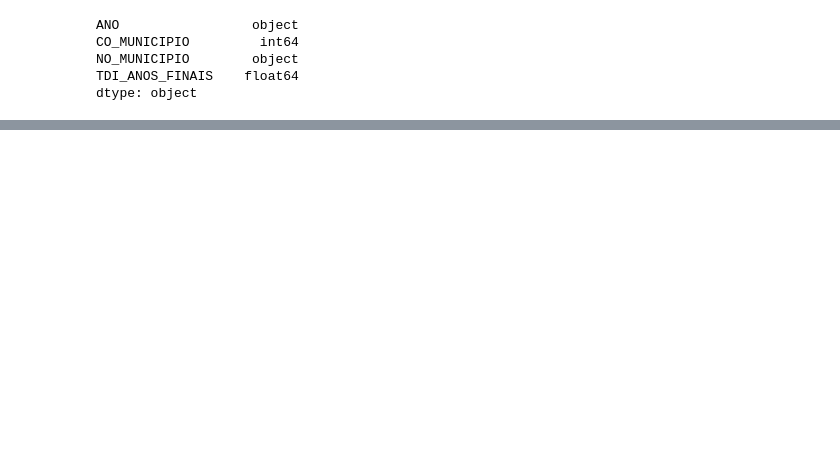
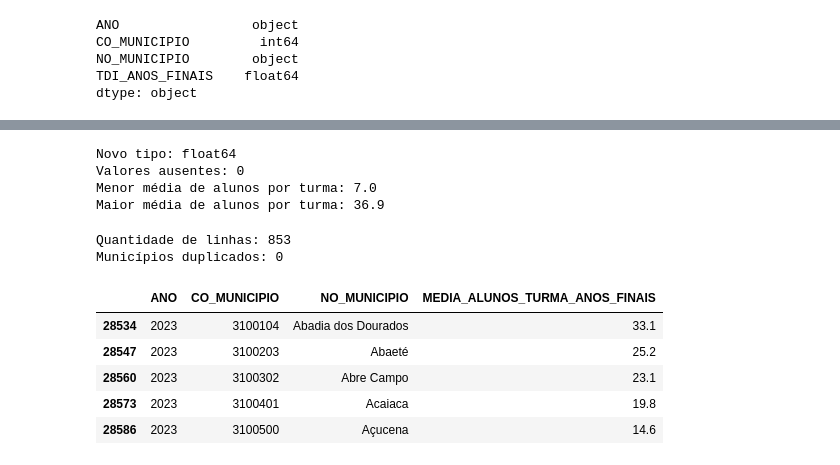
Before and after one commit to RaniellyPatricia/predicao-abandono-escolar-mg, a Jupyter notebook: notebooks/01_coleta_e_descricao.ipynb, the cells around one changed output, grey strips where cells are left out. Cells and saved outputs as stored; diff of their text form; code cells hidden in the pictures; blank space fills up the shorter version.

```diff
--- a/notebooks/01_coleta_e_descricao.ipynb
+++ b/notebooks/01_coleta_e_descricao.ipynb
@@ -503,0 +513,10 @@ files.download("tdi_mg_2023_tratado.csv")
+# %%
+df_mat = pd.read_excel(
+    BytesIO(resposta_mat.content),
+    sheet_name="MUNICIPIO",
+    header=8
+)
+print("Quantidade de linhas:", df_mat.shape[0])
+print("Quantidade de colunas:", df_mat.shape[1])
+
+df_mat.head()
@@ -503,0 +610,50 @@ files.download("tdi_mg_2023_tratado.csv")
+# %%
+df_mat_tratado["FUN_AF_CAT_0"] = pd.to_numeric(
+    df_mat_tratado["FUN_AF_CAT_0"],
+    errors="coerce"
+)
+
+print("Novo tipo:", df_mat_tratado["FUN_AF_CAT_0"].dtype)
+print("Valores ausentes:", df_mat_tratado["FUN_AF_CAT_0"].isna().sum())
+print("Menor média de alunos por turma:", df_mat_tratado["FUN_AF_CAT_0"].min())
+print("Maior média de alunos por turma:", df_mat_tratado["FUN_AF_CAT_0"].max())
+# %% [output]
+Novo tipo: float64
+Valores ausentes: 0
+Menor média de alunos por turma: 7.0
+Maior média de alunos por turma: 36.9
+# %%
+df_mat_final = df_mat_tratado[
+    [
+        "NU_ANO_CENSO",
+        "CO_MUNICIPIO",
+        "NO_MUNICIPIO",
+        "FUN_AF_CAT_0"
+    ]
+].copy()
+
+df_mat_final = df_mat_final.rename(
+    columns={
+        "NU_ANO_CENSO": "ANO",
+        "FUN_AF_CAT_0": "MEDIA_ALUNOS_TURMA_ANOS_FINAIS"
+    }
+)
+
+df_mat_final["CO_MUNICIPIO"] = df_mat_final["CO_MUNICIPIO"].astype("int64")
+
+print("Quantidade de linhas:", len(df_mat_final))
+print(
+    "Municípios duplicados:",
+    df_mat_final["CO_MUNICIPIO"].duplicated().sum()
+)
+
+df_mat_final.head()
+# %% [output]
+Quantidade de linhas: 853
+Municípios duplicados: 0
+|  | ANO | CO_MUNICIPIO | NO_MUNICIPIO | MEDIA_ALUNOS_TURMA_ANOS_FINAIS |
+| 28534 | 2023 | 3100104 | Abadia dos Dourados | 33.1 |
+| 28547 | 2023 | 3100203 | Abaeté | 25.2 |
+| 28560 | 2023 | 3100302 | Abre Campo | 23.1 |
+| 28573 | 2023 | 3100401 | Acaiaca | 19.8 |
+| 28586 | 2023 | 3100500 | Açucena | 14.6 |
```
Also changed, not shown: parts of 12 cells of this notebook.
